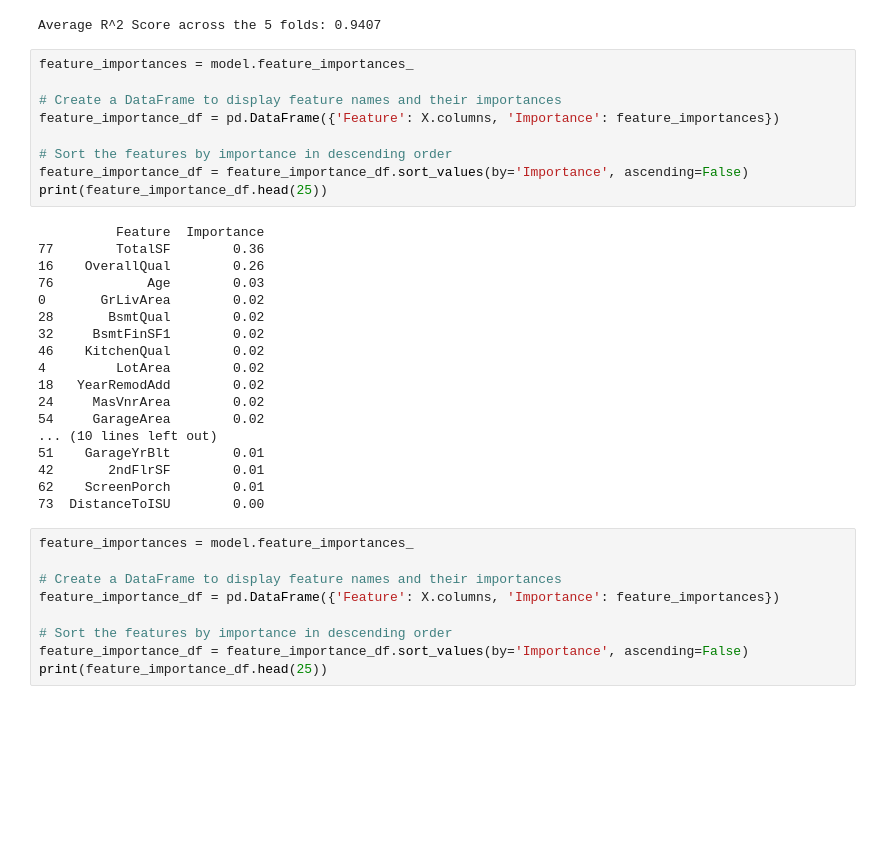
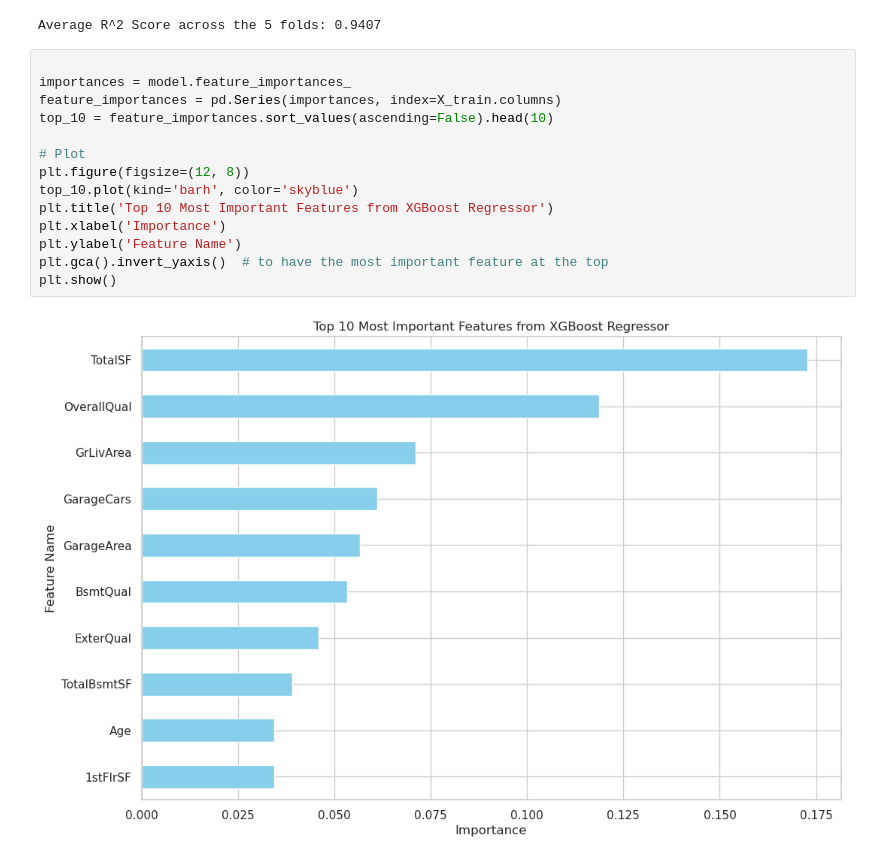
Before and after one commit to lottiewolf/NYCDSA_ML_Ames, a Jupyter notebook: Ames_ML_Modeling.ipynb, the cells around one changed output. Saved outputs shown, nothing was run; the diff lists cells and outputs as text; blank space fills up the shorter version.

```diff
--- a/Ames_ML_Modeling.ipynb
+++ b/Ames_ML_Modeling.ipynb
@@ -685,38 +685,18 @@ print(f"\nAverage R^2 Score across the 5 folds: {scores.mean():.4f}")
 # %% [output]
 Average R^2 Score across the 5 folds: 0.9407
 # %%
-feature_importances = model.feature_importances_
 
-# Create a DataFrame to display feature names and their importances
-feature_importance_df = pd.DataFrame({'Feature': X.columns, 'Importance': feature_importances})
+importances = model.feature_importances_
+feature_importances = pd.Series(importances, index=X_train.columns)
+top_10 = feature_importances.sort_values(ascending=False).head(10)
 
-# Sort the features by importance in descending order
-feature_importance_df = feature_importance_df.sort_values(by='Importance', ascending=False)
-print(feature_importance_df.head(25))
+# Plot
+plt.figure(figsize=(12, 8))
+top_10.plot(kind='barh', color='skyblue')
+plt.title('Top 10 Most Important Features from XGBoost Regressor')
+plt.xlabel('Importance')
+plt.ylabel('Feature Name')
+plt.gca().invert_yaxis()  # to have the most important feature at the top
+plt.show()
 # %% [output]
-          Feature  Importance
-77        TotalSF        0.36
-16    OverallQual        0.26
-76            Age        0.03
-0       GrLivArea        0.02
-28       BsmtQual        0.02
-32     BsmtFinSF1        0.02
-46    KitchenQual        0.02
-4         LotArea        0.02
-18   YearRemodAdd        0.02
-24     MasVnrArea        0.02
-54     GarageArea        0.02
-... (10 lines left out)
-51    GarageYrBlt        0.01
-42       2ndFlrSF        0.01
-62    ScreenPorch        0.01
-73  DistanceToISU        0.00
+[figure, added]
-# %%
-feature_importances = model.feature_importances_
-
-# Create a DataFrame to display feature names and their importances
-feature_importance_df = pd.DataFrame({'Feature': X.columns, 'Importance': feature_importances})
-
-# Sort the features by importance in descending order
-feature_importance_df = feature_importance_df.sort_values(by='Importance', ascending=False)
-print(feature_importance_df.head(25))
```
